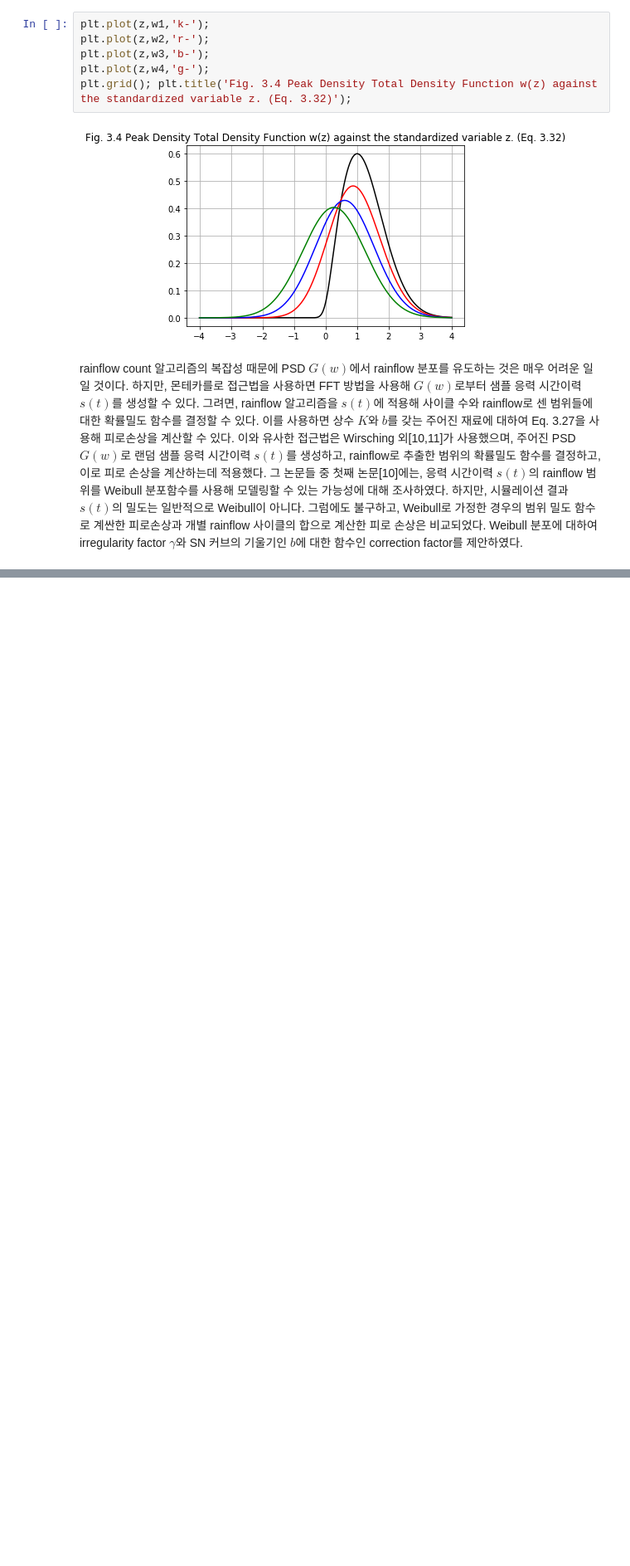
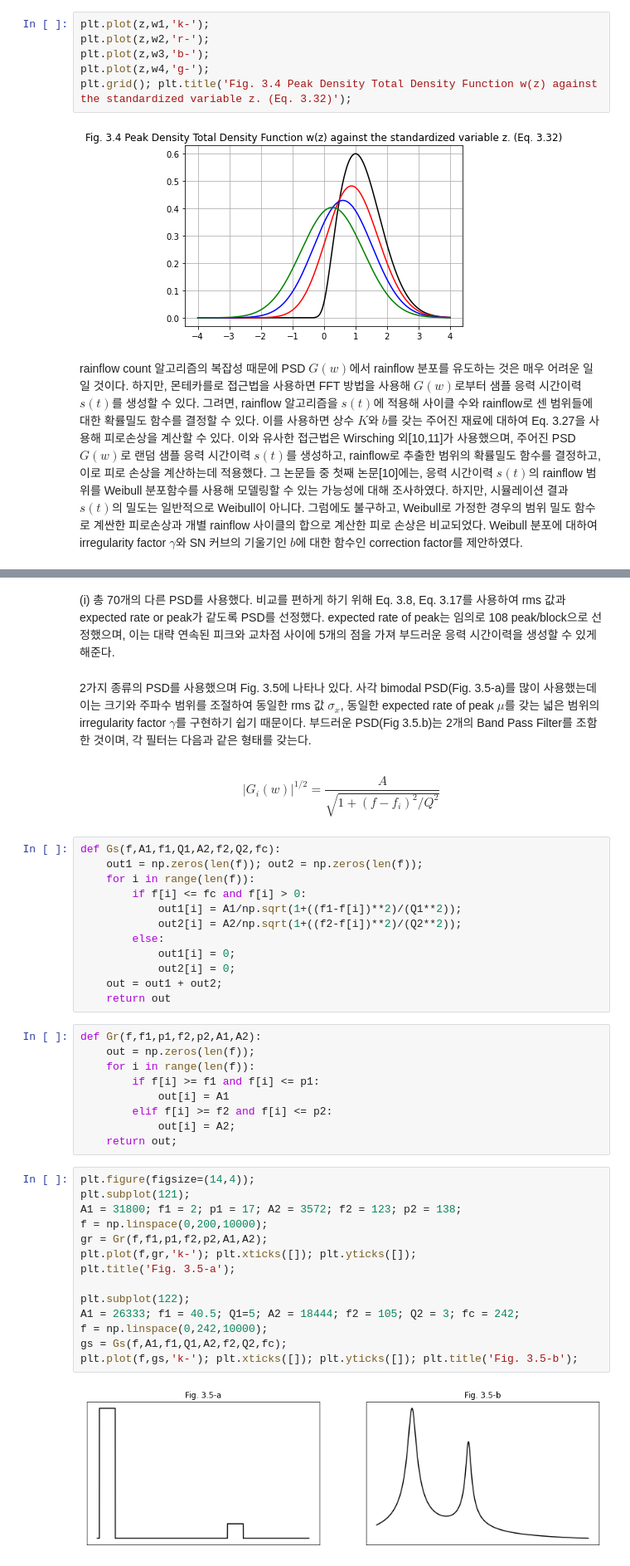
Before and after one commit to wonho13/work, a Jupyter notebook: 논문번역/Dirlik1985.ipynb, the cells around one changed output, grey strips where cells are left out. Shown at 83% size. Saved outputs shown, nothing was run; the diff lists cells and outputs as text; blank space fills up the shorter version.

```diff
--- a/논문번역/Dirlik1985.ipynb
+++ b/논문번역/Dirlik1985.ipynb
@@ -78,0 +133,43 @@ rainflow count 알고리즘의 복잡성 때문에 PSD $G(w)$에서 rainflow 분
+# %% [markdown]
+(i) 총 70개의 다른 PSD를 사용했다. 비교를 편하게 하기 위해 Eq. 3.8, Eq. 3.17를 사용하여 rms 값과 expected rate or peak가 같도록 PSD를 선정했다. expected rate of peak는 임의로 108 peak/block으로 선정했으며, 이는 대략 연속된 피크와 교차점 사이에 5개의 점을 가져 부드러운 응력 시간이력을 생성할 수 있게 해준다.
+# %% [markdown]
+2가지 종류의 PSD를 사용했으며 Fig. 3.5에 나타나 있다. 사각 bimodal PSD(Fig. 3.5-a)를 많이 사용했는데 이는 크기와 주파수 범위를 조절하여 동일한 rms 값 $\sigma_x$, 동일한 expected rate of peak $\mu$를 갖는 넓은 범위의 irregularity factor $\gamma$를 구현하기 쉽기 때문이다. 부드러운 PSD(Fig 3.5.b)는 2개의 Band Pass Filter를 조함한 것이며, 각 필터는 다음과 같은 형태를 갖는다.
+# %% [markdown]
+$$|G_i(w)|^{1/2}=\frac{A}{\sqrt{1+(f-f_i)^2/Q^2}}\tag{Eq. 3.41}$$
+# %%
+def Gs(f,A1,f1,Q1,A2,f2,Q2,fc):
+    out1 = np.zeros(len(f)); out2 = np.zeros(len(f));
+    for i in range(len(f)):
+        if f[i] <= fc and f[i] > 0:
+            out1[i] = A1/np.sqrt(1+((f1-f[i])**2)/(Q1**2));
+            out2[i] = A2/np.sqrt(1+((f2-f[i])**2)/(Q2**2));
+        else:
+            out1[i] = 0;
+            out2[i] = 0;
+    out = out1 + out2;
+    return out
+# %%
+def Gr(f,f1,p1,f2,p2,A1,A2):
+    out = np.zeros(len(f));
+    for i in range(len(f)):
+        if f[i] >= f1 and f[i] <= p1:
+            out[i] = A1
+        elif f[i] >= f2 and f[i] <= p2:
+            out[i] = A2;
+    return out;
+# %%
+plt.figure(figsize=(14,4));
+plt.subplot(121);
+A1 = 31800; f1 = 2; p1 = 17; A2 = 3572; f2 = 123; p2 = 138;
+f = np.linspace(0,200,10000);
+gr = Gr(f,f1,p1,f2,p2,A1,A2);
+plt.plot(f,gr,'k-'); plt.xticks([]); plt.yticks([]);
+plt.title('Fig. 3.5-a');
+
+plt.subplot(122);
+A1 = 26333; f1 = 40.5; Q1=5; A2 = 18444; f2 = 105; Q2 = 3; fc = 242;
+f = np.linspace(0,242,10000);
+gs = Gs(f,A1,f1,Q1,A2,f2,Q2,fc);
+plt.plot(f,gs,'k-'); plt.xticks([]); plt.yticks([]); plt.title('Fig. 3.5-b');
+# %% [output]
+[figure, added]
```
Also changed, not shown: parts of 41 cells of this notebook.
